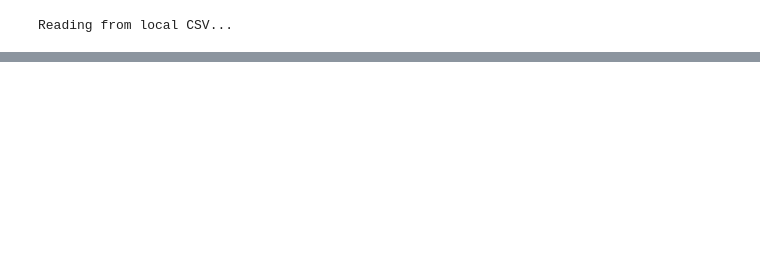
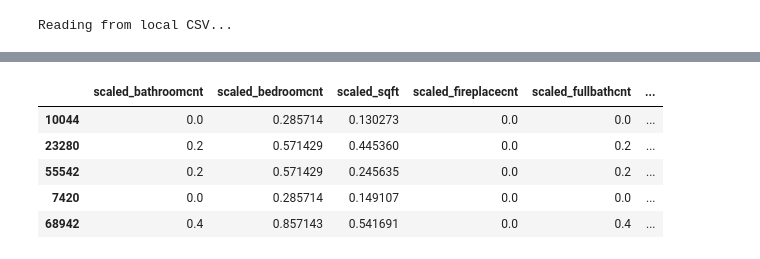
Before and after one commit to bensmith07/zillow-clustering-project, a Jupyter notebook: preparation_notebook.ipynb, the cells around one changed output, grey strips where cells are left out. Drawn from its saved outputs; the diff is of its cells as text; code cells hidden in the pictures; blank space fills up the shorter version.

```diff
--- a/preparation_notebook.ipynb
+++ b/preparation_notebook.ipynb
@@ -259,0 +284,2 @@ def encode_zillow(train, validate, test, target):
+# %%
+target = 'logerror'
@@ -259,0 +299,12 @@ def encode_zillow(train, validate, test, target):
+# %%
+train, validate, test = prepare.scale_zillow(train, validate, test, target)
+# %%
+scaled_cols = [col for col in train.columns if 'scaled_' in col]
+train[scaled_cols].head()
+# %% [output]
+|  | scaled_bathroomcnt | scaled_bedroomcnt | scaled_sqft | scaled_fireplacecnt | scaled_fullbathcnt | ... |
+| 10044 | 0.0 | 0.285714 | 0.130273 | 0.0 | 0.0 | ... |
+| 23280 | 0.2 | 0.571429 | 0.445360 | 0.0 | 0.2 | ... |
+| 55542 | 0.2 | 0.571429 | 0.245635 | 0.0 | 0.2 | ... |
+| 7420 | 0.0 | 0.285714 | 0.149107 | 0.0 | 0.0 | ... |
+| 68942 | 0.4 | 0.857143 | 0.541691 | 0.0 | 0.4 | ... |
```
Also changed, not shown: parts of 25 cells of this notebook, 1 other file.
